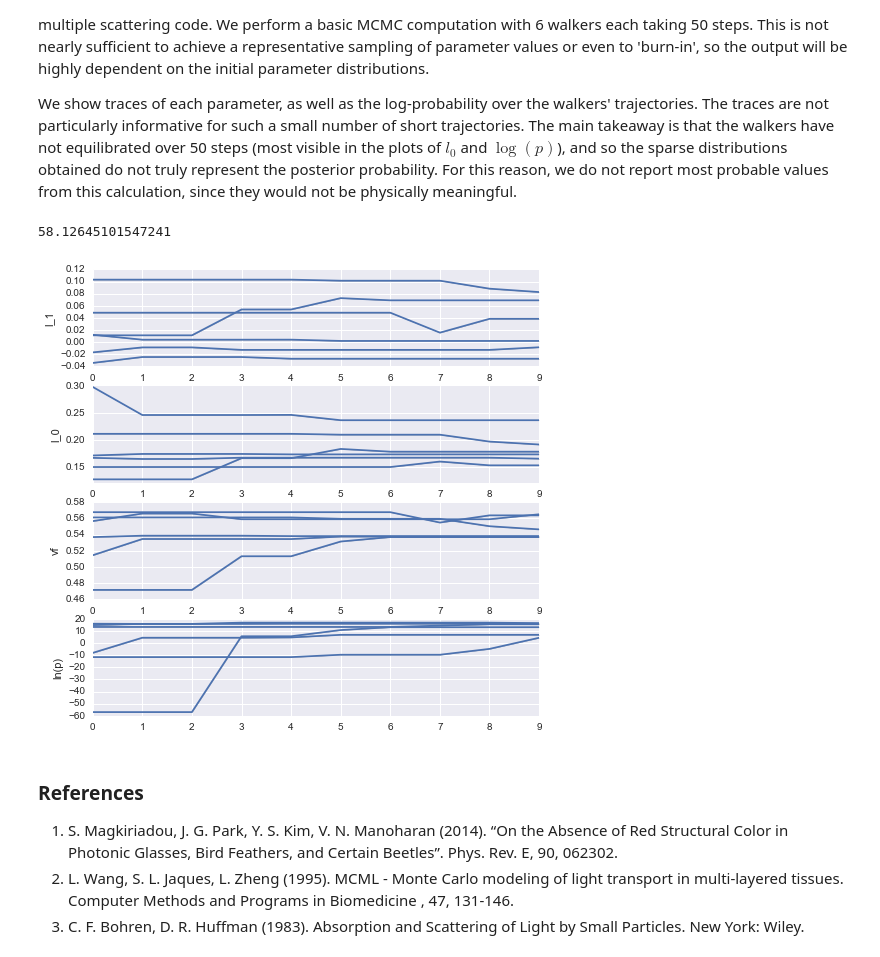
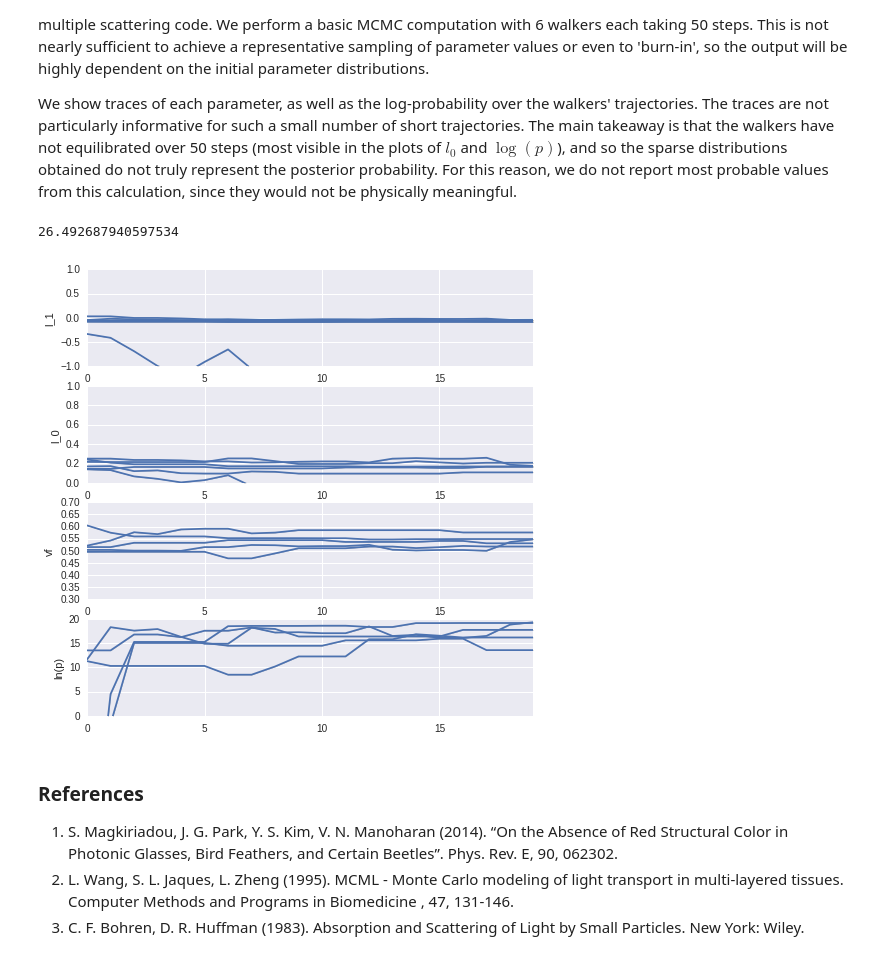
Before and after one commit to phys201/infer_structcol, a Jupyter notebook: model.ipynb, the cells around one changed output. Saved outputs shown, nothing was run; the diff lists cells and outputs as text; code cells hidden in the pictures.

```diff
--- a/model.ipynb
+++ b/model.ipynb
@@ -152,26 +152,29 @@ samp = ifs.Sample(spect.wavelength, particle_radius=119, thickness=120, particle
 
 #perform inference calculation
 t0 = time.time()
-walkers = ifs.run_mcmc(spect, samp, nwalkers=6, nsteps=10, seed=2)
+walkers = ifs.run_mcmc(spect, samp, nwalkers=6, nsteps=20, seed=2)
 print(time.time() - t0)
 # %% [output]
-58.12645101547241
+26.492687940597534
 # %%
 #code to visualize traces modified from notebook_week_09.ipynb
 fig, (ax_l1, ax_l0, ax_vf, ax_lnprob) = plt.subplots(4, figsize=(8,8))
 ax_vf.set(ylabel='vf')
 ax_l0.set(ylabel='l_0')
 ax_l1.set(ylabel='l_1')
 ax_lnprob.set(ylabel='ln(p)')
-#ax_lnprob.set(ylim=[0,20])
+ax_vf.set(ylim=[0.3,0.7])
+ax_l0.set(ylim=[0,1])
+ax_l1.set(ylim=[-1,1])
+ax_lnprob.set(ylim=[0,20])
 for i in range(6):
     sns.tsplot(walkers.chain[i,:,0], ax=ax_vf)
     sns.tsplot(walkers.chain[i,:,1], ax=ax_l0)
     sns.tsplot(walkers.chain[i,:,2], ax=ax_l1)
     sns.tsplot(walkers.lnprobability[i,:], ax=ax_lnprob)
 plt.show()
 # %% [output]
-[figure, old version]
+[figure, new version]
 # %% [markdown]
 ### References
 
```
Also changed, not shown: 5 other files.
